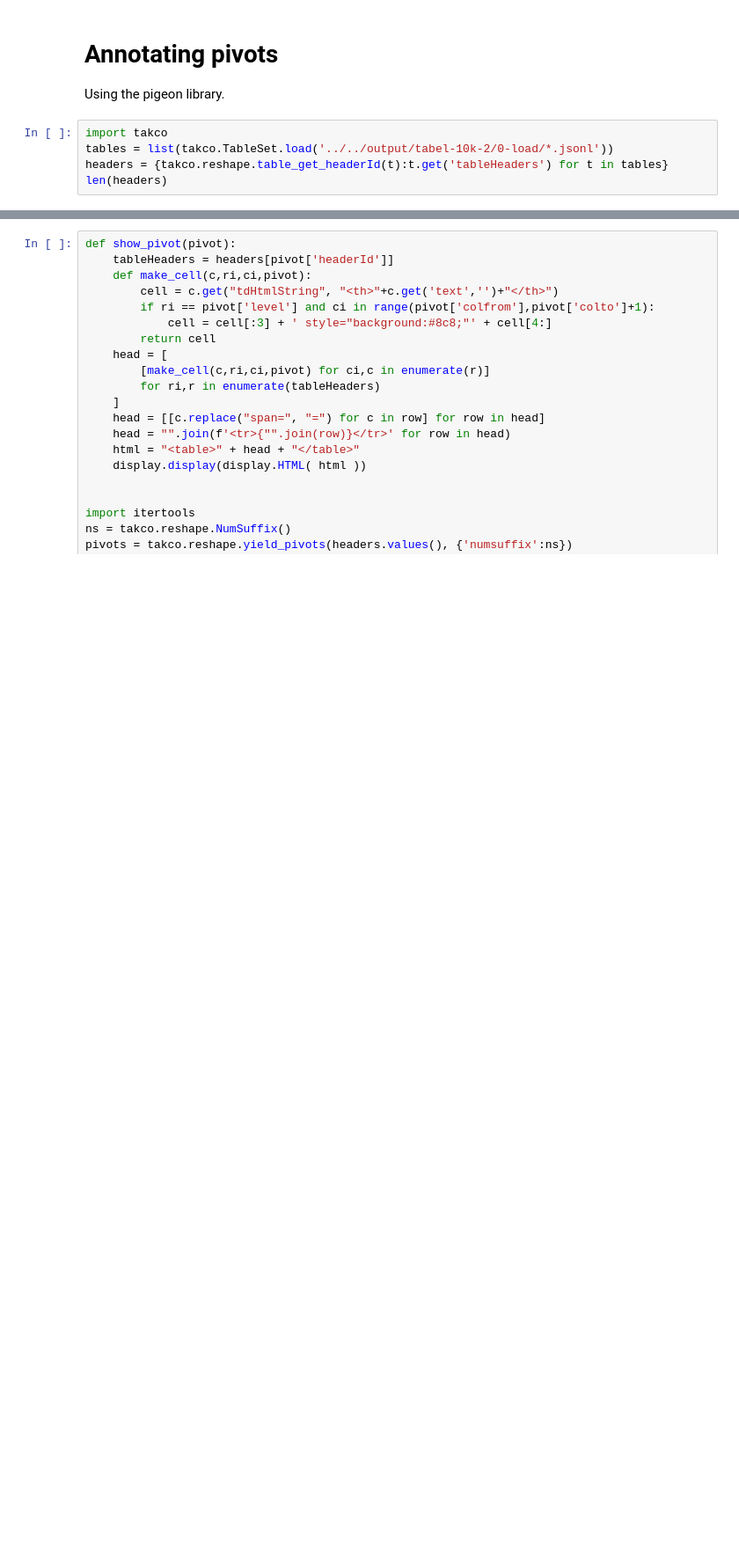
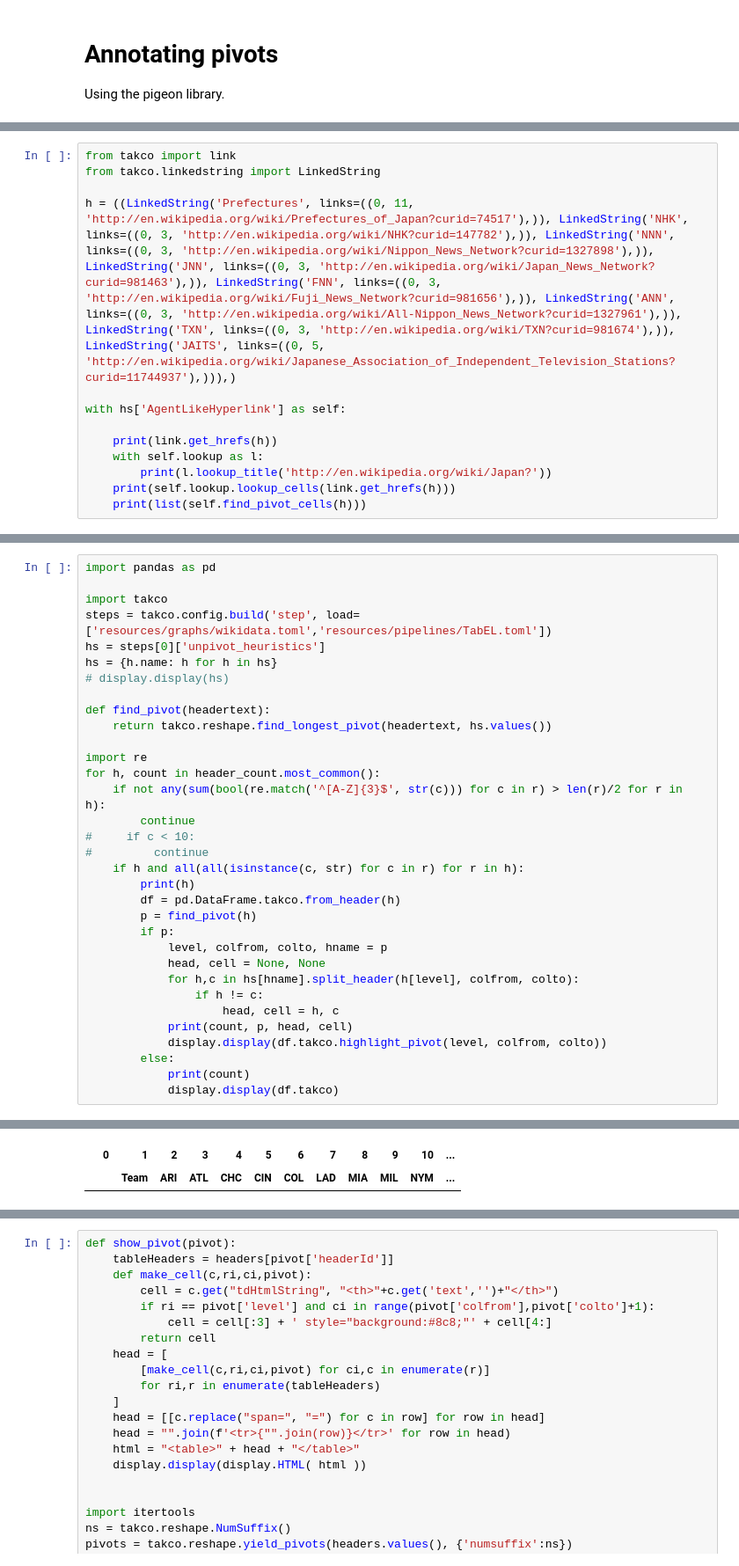
Before and after one commit to karmaresearch/takco, a Jupyter notebook: docs/tutorials/pivots.ipynb, the cells around one changed output, grey strips where cells are left out. Shown at 88% size. Saved outputs shown, nothing was run; the diff lists cells and outputs as text; blank space fills up the shorter version.

```diff
--- a/docs/tutorials/pivots.ipynb
+++ b/docs/tutorials/pivots.ipynb
@@ -2,8 +2,3 @@
 # Annotating pivots
 
 Using the pigeon library.
-# %%
-import takco
-tables = list(takco.TableSet.load('../../output/tabel-10k-2/0-load/*.jsonl'))
-headers = {takco.reshape.table_get_headerId(t):t.get('tableHeaders') for t in tables}
-len(headers)
@@ -11,0 +46,13 @@ len(headers)
+# %%
+from takco import link
+from takco.linkedstring import LinkedString
+
+h = ((LinkedString('Prefectures', links=((0, 11, 'http://en.wikipedia.org/wiki/Prefectures_of_Japan?curid=74517'),)), LinkedString('NHK', links=((0, 3, 'http://en.wikipedia.org/wiki/NHK?curid=147782'),)), LinkedString('NNN', links=((0, 3, 'http://en.wikipedia.org/wiki/Nippon_News_Network?curid=1327898'),)), LinkedString('JNN', links=((0, 3, 'http://en.wikipedia.org/wiki/Japan_News_Network?curid=981463'),)), LinkedString('FNN', links=((0, 3, 'http://en.wikipedia.org/wiki/Fuji_News_Network?curid=981656'),)), LinkedString('ANN', links=((0, 3, 'http://en.wikipedia.org/wiki/All-Nippon_News_Network?curid=1327961'),)), LinkedString('TXN', links=((0, 3, 'http://en.wikipedia.org/wiki/TXN?curid=981674'),)), LinkedString('JAITS', links=((0, 5, 'http://en.wikipedia.org/wiki/Japanese_Association_of_Independent_Television_Stations?curid=11744937'),))),)
+
+with hs['AgentLikeHyperlink'] as self:
+
+    print(link.get_hrefs(h))
+    with self.lookup as l:
+        print(l.lookup_title('http://en.wikipedia.org/wiki/Japan?'))
+    print(self.lookup.lookup_cells(link.get_hrefs(h)))
+    print(list(self.find_pivot_cells(h)))
@@ -11,0 +64,34 @@ len(headers)
+# %%
+import pandas as pd
+
+import takco
+steps = takco.config.build('step', load=['resources/graphs/wikidata.toml','resources/pipelines/TabEL.toml'])
+hs = steps[0]['unpivot_heuristics']
+hs = {h.name: h for h in hs}
+# display.display(hs)
+
+def find_pivot(headertext):
+    return takco.reshape.find_longest_pivot(headertext, hs.values())
+
+import re
+for h, count in header_count.most_common():
+    if not any(sum(bool(re.match('^[A-Z]{3}$', str(c))) for c in r) > len(r)/2 for r in h):
+        continue
+#     if c < 10:
+#         continue
+    if h and all(all(isinstance(c, str) for c in r) for r in h):
+        print(h)
+        df = pd.DataFrame.takco.from_header(h)
+        p = find_pivot(h)
+        if p:
+            level, colfrom, colto, hname = p
+            head, cell = None, None
+            for h,c in hs[hname].split_header(h[level], colfrom, colto):
+                if h != c:
+                    head, cell = h, c
+            print(count, p, head, cell)
+            display.display(df.takco.highlight_pivot(level, colfrom, colto))
+        else:
+            print(count)
+            display.display(df.takco)
+# %% [output]
@@ -11,0 +100,2 @@ len(headers)
+|  | 0 | 1 | 2 | 3 | 4 | 5 | 6 | 7 | 8 | 9 | 10 | ... |
+|  |  | Team | ARI | ATL | CHC | CIN | COL | LAD | MIA | MIL | NYM | ... |
```
Also changed, not shown: parts of 6 cells of this notebook, 15 other files.
